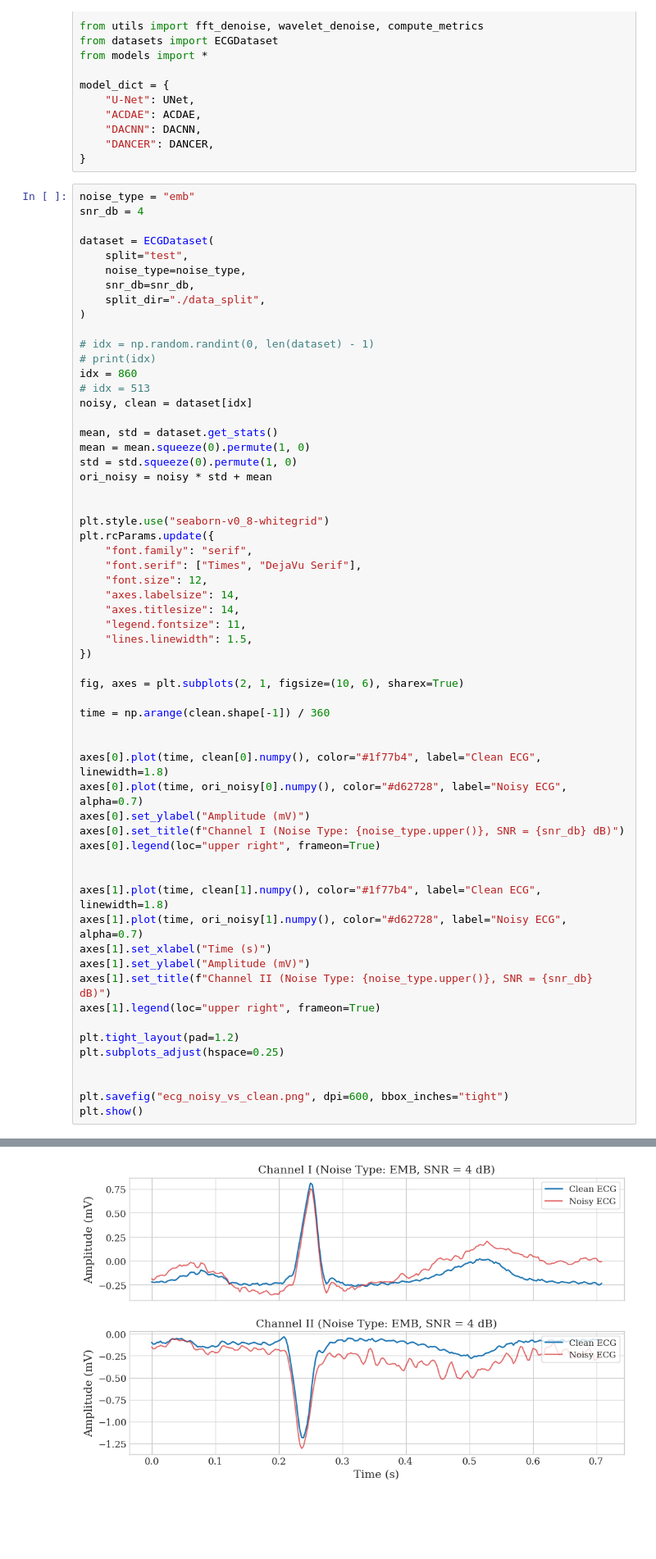
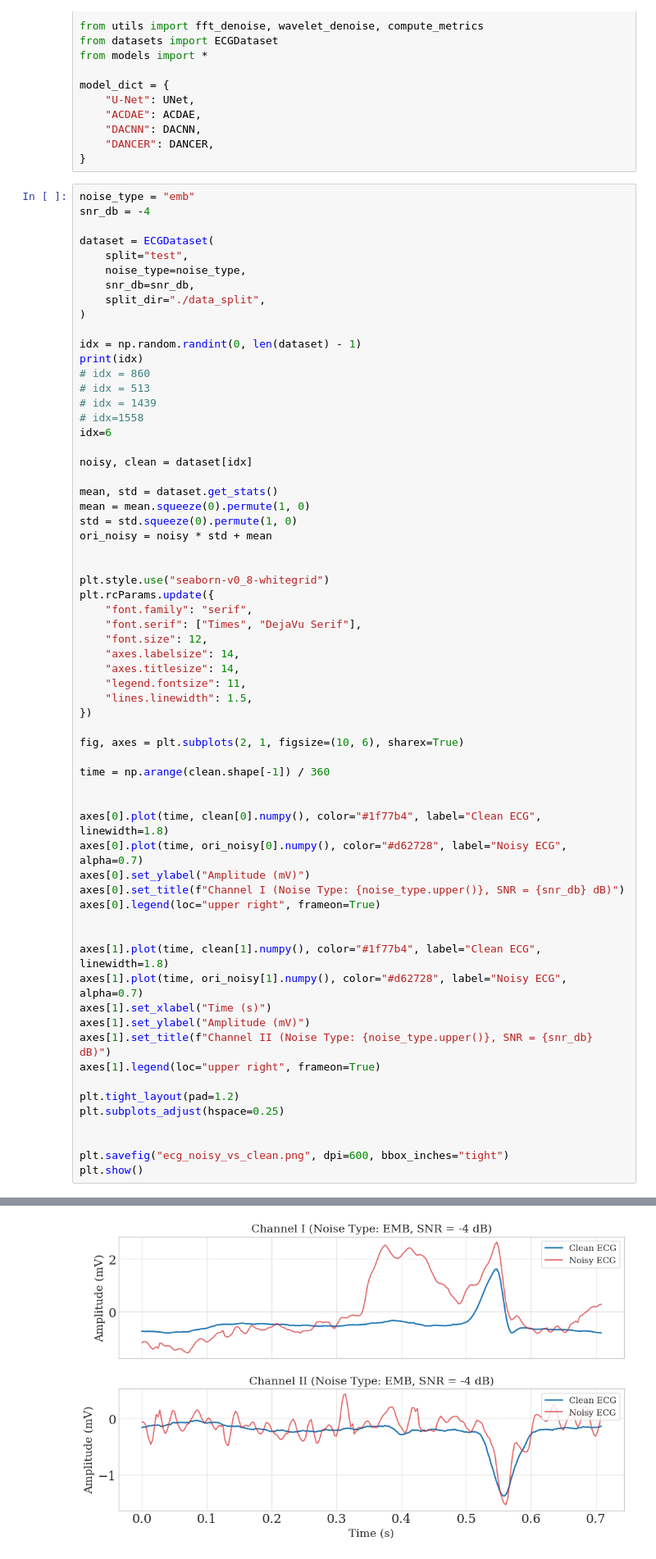
Before and after one commit to mallocobject/DANCE, a Jupyter notebook: main.ipynb, the cells around one changed output, grey strips where cells are left out. Shown: that part at 82% size. Cells and saved outputs as stored; diff of their text form; blank space fills up the shorter version.

```diff
--- a/main.ipynb
+++ b/main.ipynb
@@ -19,7 +19,7 @@ model_dict = {
 }
 # %%
 noise_type = "emb"
-snr_db = 4
+snr_db = -4
 
 dataset = ECGDataset(
     split="test",
@@ -28,10 +28,14 @@ dataset = ECGDataset(
     split_dir="./data_split",
 )
 
-# idx = np.random.randint(0, len(dataset) - 1)
-# print(idx)
-idx = 860
+idx = np.random.randint(0, len(dataset) - 1)
+print(idx)
+# idx = 860
 # idx = 513
+# idx = 1439
+# idx=1558
+idx=6
+
 noisy, clean = dataset[idx]
 
 mean, std = dataset.get_stats()
@@ -80 +85 @@ plt.show()
-[figure, old version]
+[figure, new version]
```
Also changed, not shown: parts of 4 cells of this notebook, 13 other files.
